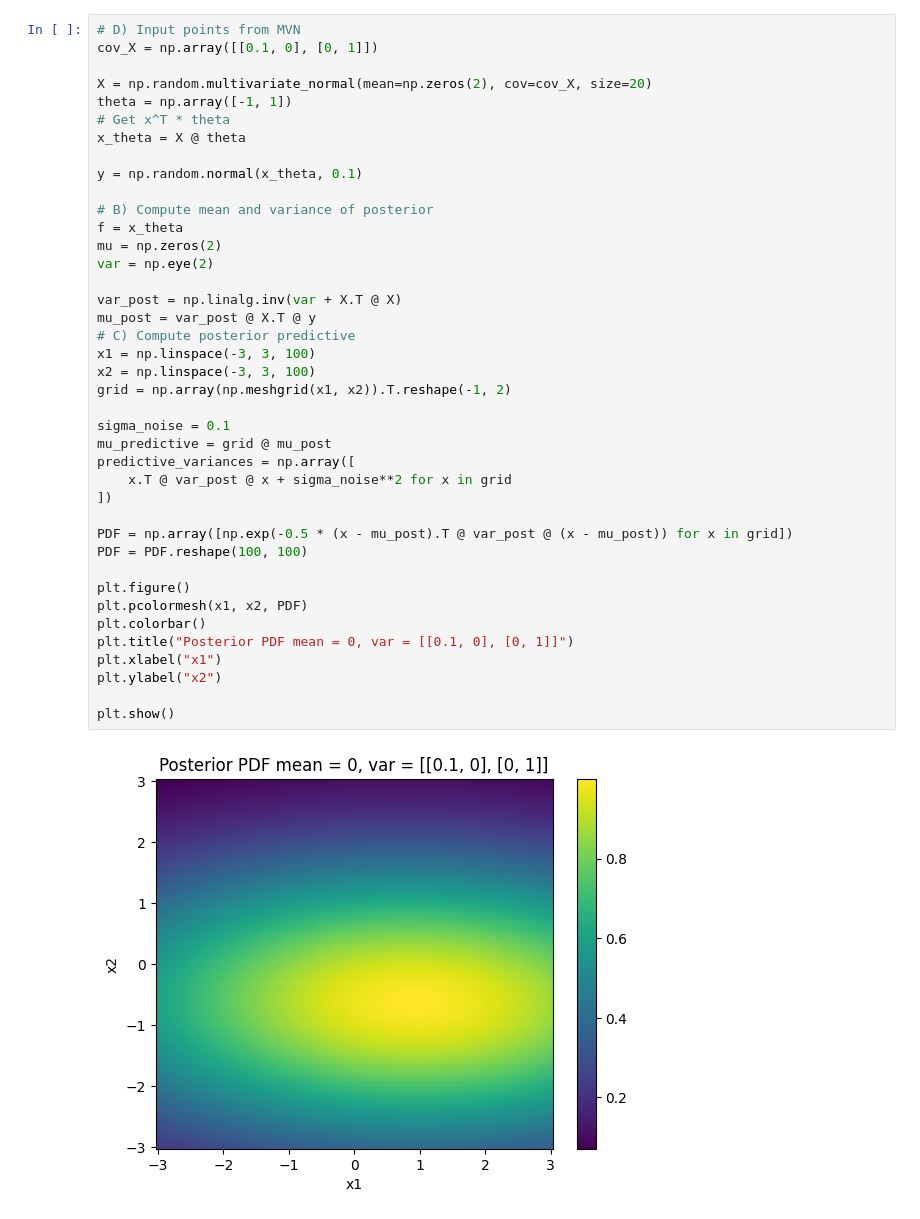
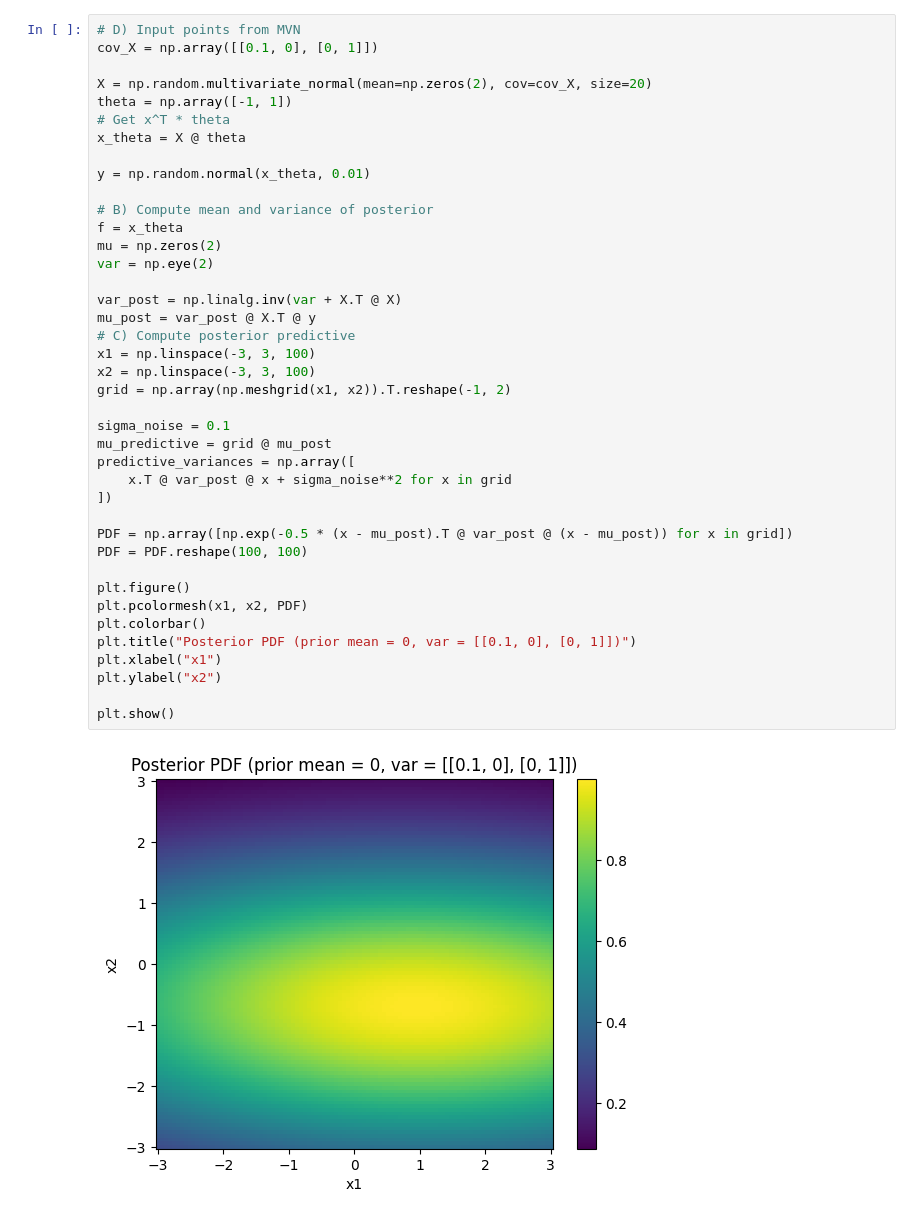
Before and after one commit to MagnusS0/PML_2024, a Jupyter notebook: notebooks/assignment_1.ipynb, the cells around one changed output. Saved outputs shown, nothing was run; the diff lists cells and outputs as text.

```diff
--- a/notebooks/assignment_1.ipynb
+++ b/notebooks/assignment_1.ipynb
@@ -65,36 +79,36 @@ theta = np.array([-1, 1])
 # Get x^T * theta
 x_theta = X @ theta
 
-y = np.random.normal(x_theta, 0.1)
+y = np.random.normal(x_theta, 0.01)
 
 # B) Compute mean and variance of posterior
 f = x_theta
 mu = np.zeros(2)
 var = np.eye(2)
 
 var_post = np.linalg.inv(var + X.T @ X)
 mu_post = var_post @ X.T @ y
 # C) Compute posterior predictive
 x1 = np.linspace(-3, 3, 100)
 x2 = np.linspace(-3, 3, 100)
 grid = np.array(np.meshgrid(x1, x2)).T.reshape(-1, 2)
 
 sigma_noise = 0.1
 mu_predictive = grid @ mu_post
 predictive_variances = np.array([
     x.T @ var_post @ x + sigma_noise**2 for x in grid
 ])
 
 PDF = np.array([np.exp(-0.5 * (x - mu_post).T @ var_post @ (x - mu_post)) for x in grid])
 PDF = PDF.reshape(100, 100)
 
 plt.figure()
 plt.pcolormesh(x1, x2, PDF)
 plt.colorbar()
-plt.title("Posterior PDF mean = 0, var = [[0.1, 0], [0, 1]]")
+plt.title("Posterior PDF (prior mean = 0, var = [[0.1, 0], [0, 1]])")
 plt.xlabel("x1")
 plt.ylabel("x2")
 
 plt.show()
 # %% [output]
-[figure, old version]
+[figure, new version]
```
Also changed, not shown: parts of 4 cells of this notebook, 2 other files.
